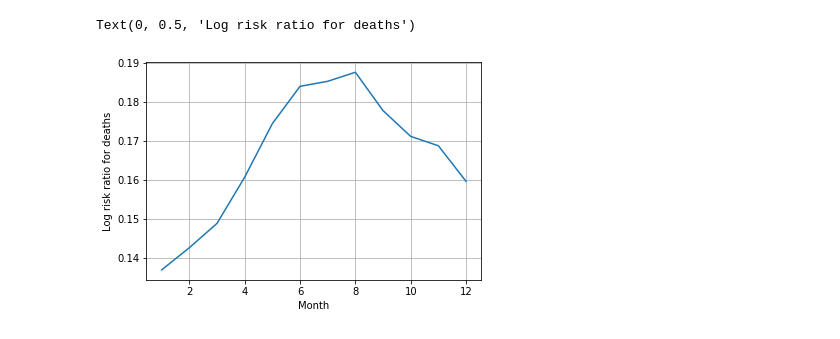
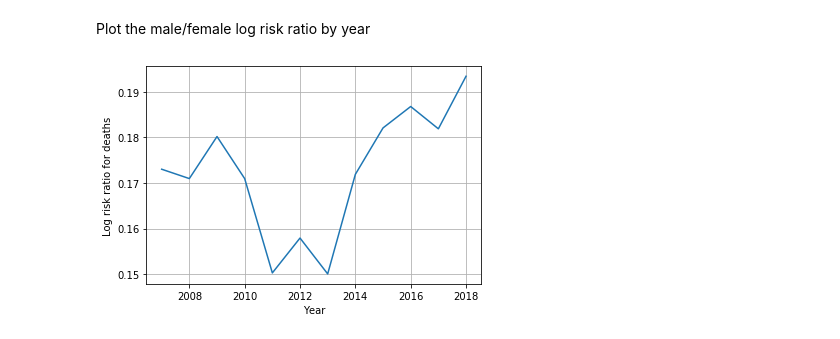
Before and after one commit to kshedden/workshops, a Jupyter notebook: mortality/notebooks/mort_glm.ipynb, the cells around one changed output. Saved outputs shown, nothing was run; the diff lists cells and outputs as text; code cells hidden in the pictures.

```diff
--- a/mortality/notebooks/mort_glm.ipynb
+++ b/mortality/notebooks/mort_glm.ipynb
@@ -37,2 +24,0 @@ for that.
-# %%
-df.loc[:, "ldc"] = np.log(df.DayCount)
@@ -119,0 +30,2 @@ Plot the male/female log risk ratio by age group
+# %%
+df.loc[:, "offset"] = np.log(df.Population)
@@ -119,0 +101,11 @@ Plot the male/female log risk ratio by age group
+# %%
+fml5 = "Deaths ~ (Age_group + C(Year) + C(Month)) * Sex"
+m5 = sm.GEE.from_formula(fml5, family=sm.families.Poisson(), groups="yearmonth",
+          offset=df.offset, cov_struct=sm.cov_struct.Independence(), data=df)
+r5 = m5.fit(scale="X2")
+
+print(m5.compare_score_test(r4))
+#-
+
+# Below we check whether the sex-specific seasonality patterns vary by
+# year.  There isn't much evidence for this form of moderation.
@@ -149,0 +211,18 @@ Plot the male/female log risk ratio for deaths by month
+# %%
+# These are the contributions of age and sex to the model.
+years = range(2008, 2019)
+xf = [0] + [pa['C(Year)[T.%4d]' % y] for y in years]
+xm = [0] + [pa['C(Year)[T.%4d]:Sex[T.Male]' % y] for y in years]
+xf = np.asarray(xf)
+xm = np.asarray(xm)
+xm += pa['Sex[T.Male]']
+
+plt.grid(True)
+years = [2007] + list(years)
+plt.plot(years, xf, label="Female")
+plt.plot(years, xf + xm, label="Male")
+plt.xlabel("Year")
+plt.ylabel("Log risk ratio for deaths")
+ha, lb = plt.gca().get_legend_handles_labels()
+leg = plt.figlegend(ha, lb)
+leg.draw_frame(False)
@@ -150,8 +231,17 @@ Plot the male/female log risk ratio for deaths by month
+# %% [markdown]
+Plot the male/female log risk ratio by year
 # %%
 plt.grid(True)
-plt.plot(months, xm, label="Male")
-plt.xlabel("Month")
+plt.plot(years, xm, label="Male")
+plt.xlabel("Year")
 plt.ylabel("Log risk ratio for deaths")
+#-
+
+# # Residual analysis
+
+lp = np.dot(m5.exog, r5.params) + m5.offset
+fv = np.exp(lp)
+re = m5.endog - fv
+pr = re / np.sqrt(r5.scale * fv)
 # %% [output]
-Text(0, 0.5, 'Log risk ratio for deaths')
-[figure, old version]
+[figure, new version]
```
Also changed, not shown: parts of 47 cells of this notebook, 6 other files.
